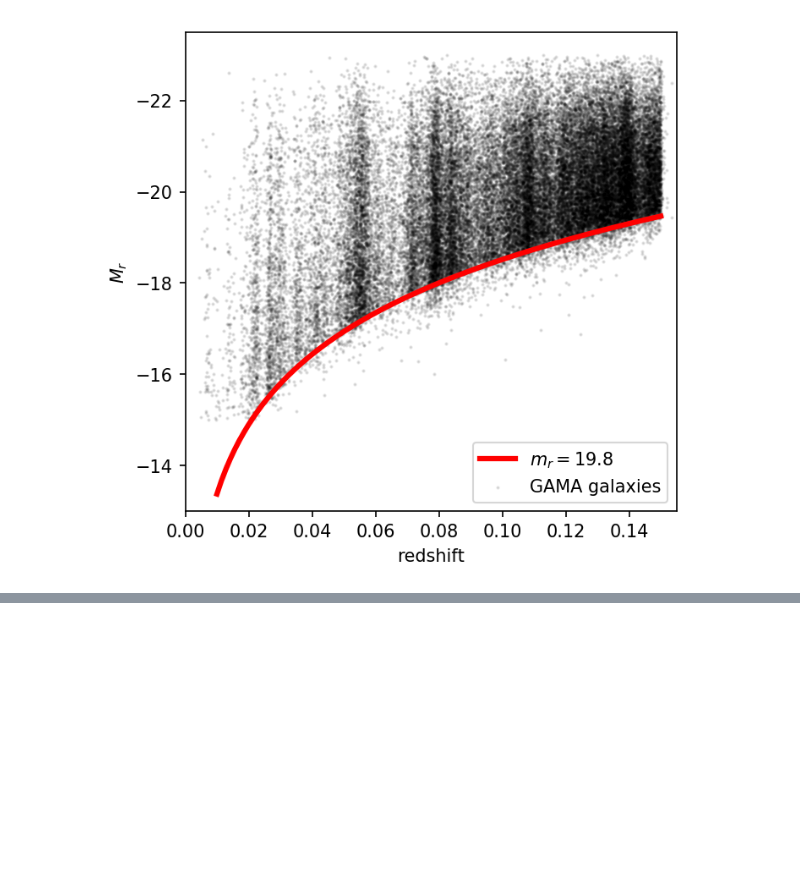
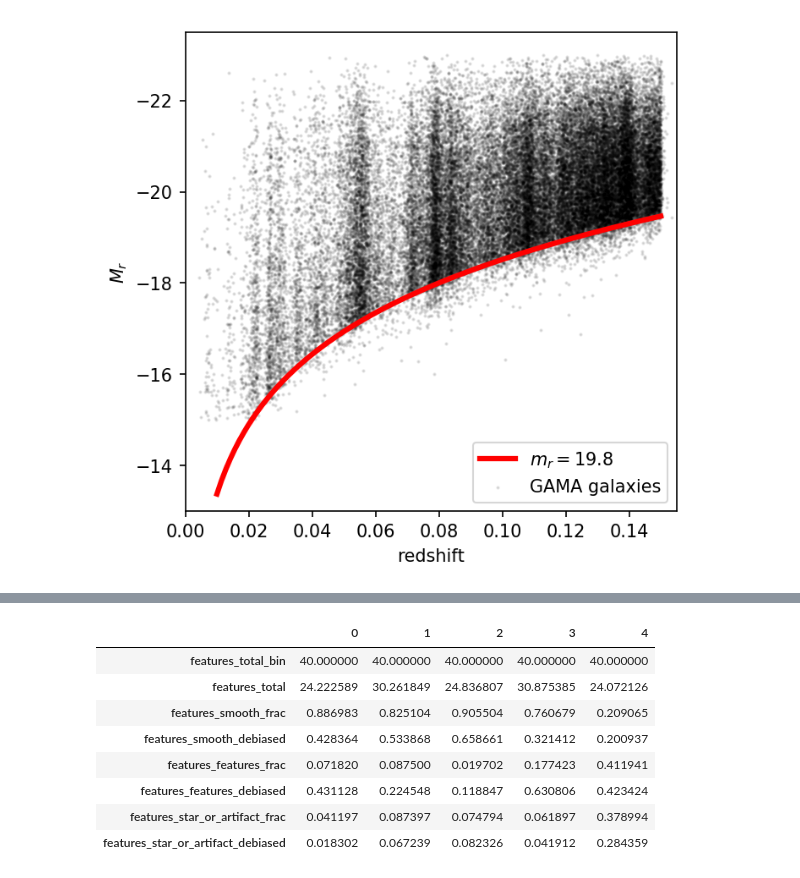
Before and after one commit to leeskelvin/gamakidsgz, a Jupyter notebook: outputs/debiasing/debiasing.ipynb, the cells around one changed output, grey strips where cells are left out. Cells and saved outputs as stored; diff of their text form; code cells hidden in the pictures; blank space fills up the shorter version.

```diff
--- a/outputs/debiasing/debiasing.ipynb
+++ b/outputs/debiasing/debiasing.ipynb
@@ -333,0 +1028,15 @@ questions['spiralwinding']
+# %%
+# calculate RMS of a dataset in comp. w. ref. data
+def get_chi2(dataset, reference, redshifts):
+    '''Calculate RMS of a dataset in comparison w. ref. data.'''
+    bins = np.linspace(0,1,11)
+    bins[0] = -1
+    bins[-1] = 2
+    zv, zb = bin_values(redshifts, nbins=10)
+    rms_values = np.zeros(len(np.unique(zb)))
+    ref_fractions = histogram_fractions(reference, bins)
+    for i, z in enumerate(np.unique(zb)):
+        sample = dataset[zb == z]
+        fractions = histogram_fractions(sample, bins)
+        rms_values[i] = np.sum((fractions-ref_fractions)**2)
+    return np.sum(rms_values)
@@ -333,0 +1108,15 @@ questions['spiralwinding']
+# %%
+# set up question check list
+# NB: to run a low-tier question, all prior req_q must also be run
+questions = [q for q in question_dict.keys()]
+# questions = ['features','edgeon','spiral','spiralnumber']
+# questions = ['features']
+data_deb = data.copy()
+for q in questions:
+    answers = question_dict[q]['pos_answers']
+    for a in answers:
+        print(f'\n\n\n{"-"*68}')
+        print(f'Q: {q}')
+        print(f'A: {a}')
+        print(f'{"-"*68}')
+        data_deb = debias(data_deb,question=q,answer=a,verbose=True)
@@ -333,0 +1331,21 @@ questions['spiralwinding']
+# %%
+# analyse debiased data for features question
+display(data_deb['features_total_bin',
+                 'features_total',
+                 'features_smooth_frac',
+                 'features_smooth_debiased',
+                 'features_features_frac',
+                 'features_features_debiased',
+                 'features_star_or_artifact_frac',
+                 'features_star_or_artifact_debiased',
+                ].to_pandas().head(5).T)
+# %% [output]
+|  | 0 | 1 | 2 | 3 | 4 |
+| features_total_bin | 40.000000 | 40.000000 | 40.000000 | 40.000000 | 40.000000 |
+| features_total | 24.222589 | 30.261849 | 24.836807 | 30.875385 | 24.072126 |
+| features_smooth_frac | 0.886983 | 0.825104 | 0.905504 | 0.760679 | 0.209065 |
+| features_smooth_debiased | 0.428364 | 0.533868 | 0.658661 | 0.321412 | 0.200937 |
+| features_features_frac | 0.071820 | 0.087500 | 0.019702 | 0.177423 | 0.411941 |
+| features_features_debiased | 0.431128 | 0.224548 | 0.118847 | 0.630806 | 0.423424 |
+| features_star_or_artifact_frac | 0.041197 | 0.087397 | 0.074794 | 0.061897 | 0.378994 |
+| features_star_or_artifact_debiased | 0.018302 | 0.067239 | 0.082326 | 0.041912 | 0.284359 |
```
Also changed, not shown: parts of 55 cells of this notebook, 2 other files.
